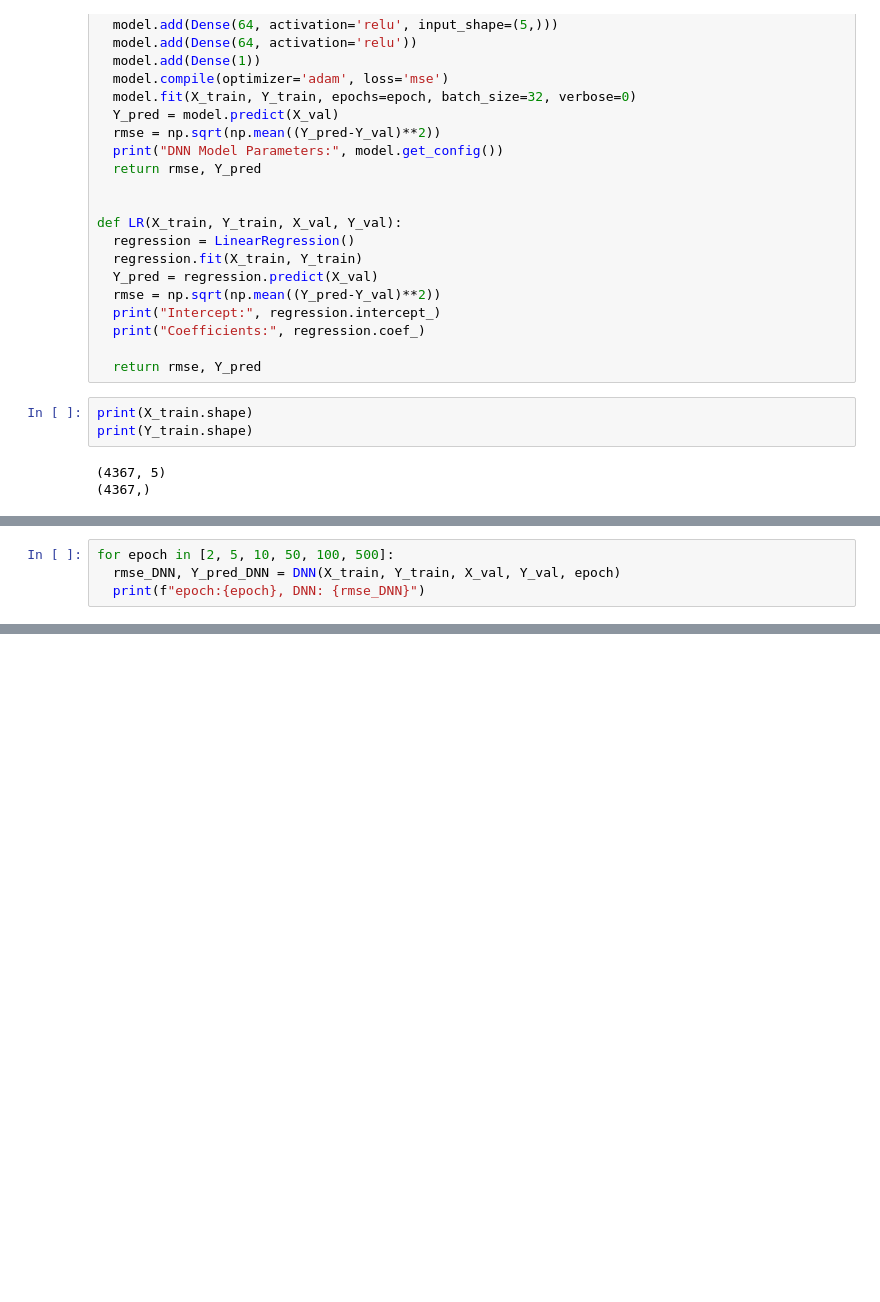
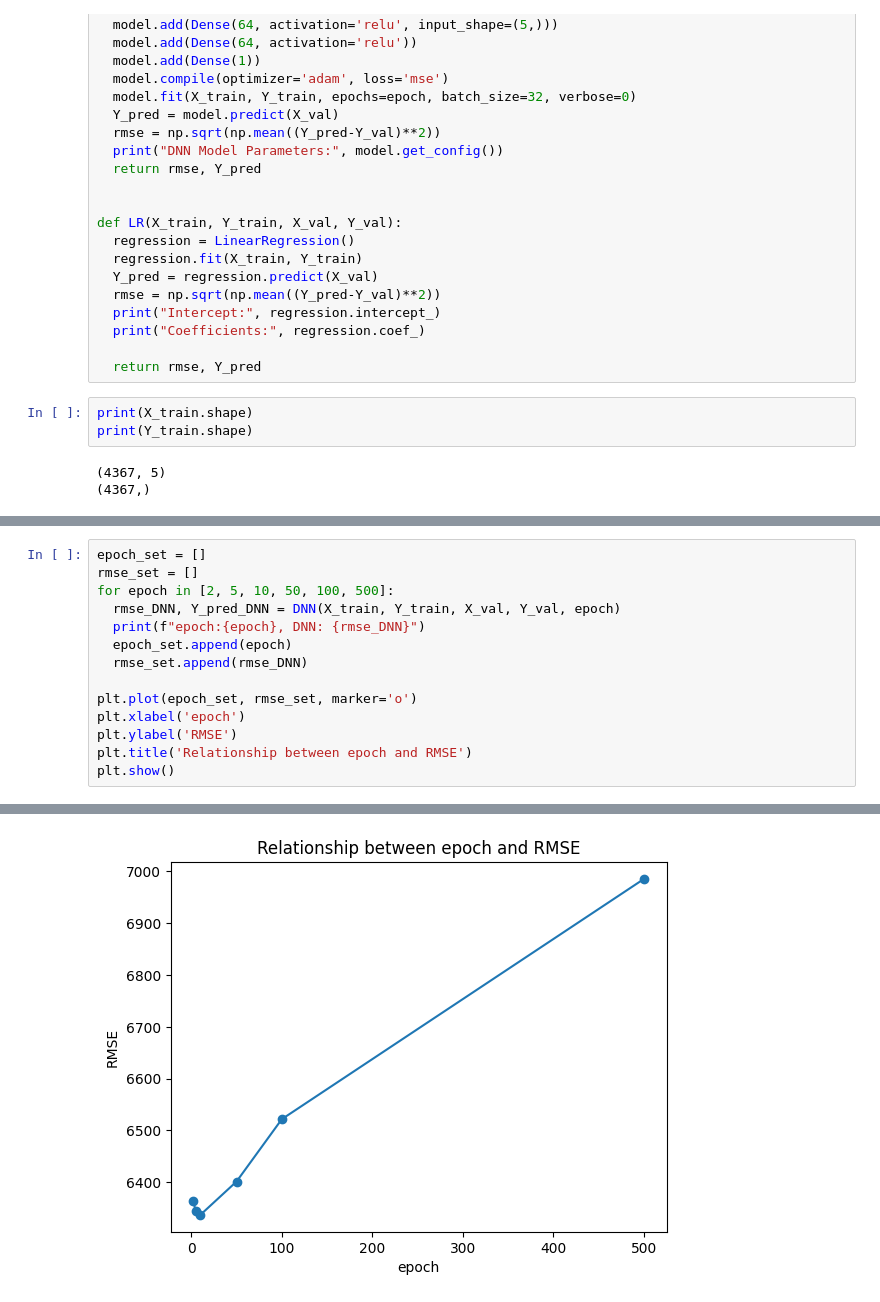
Before and after one commit to janghl/Siemens-Privacy-in-Reinforcement-Learning, a Jupyter notebook: demand.ipynb, the cells around one changed output, grey strips where cells are left out. Drawn from its saved outputs; the diff is of its cells as text; blank space fills up the shorter version.

```diff
--- a/demand.ipynb
+++ b/demand.ipynb
@@ -381,5 +426,15 @@ K=128, KNN: 8542.181089574204
 # %%
+epoch_set = []
+rmse_set = []
 for epoch in [2, 5, 10, 50, 100, 500]:
   rmse_DNN, Y_pred_DNN = DNN(X_train, Y_train, X_val, Y_val, epoch)
   print(f"epoch:{epoch}, DNN: {rmse_DNN}")
+  epoch_set.append(epoch)
+  rmse_set.append(rmse_DNN)
+
+plt.plot(epoch_set, rmse_set, marker='o')
+plt.xlabel('epoch')
+plt.ylabel('RMSE')
+plt.title('Relationship between epoch and RMSE')
+plt.show()
 # %% [output]
@@ -403,0 +459 @@ epoch:500, DNN: 6669.537353701411
+[figure, added]
```
Also changed, not shown: parts of 13 cells of this notebook.
